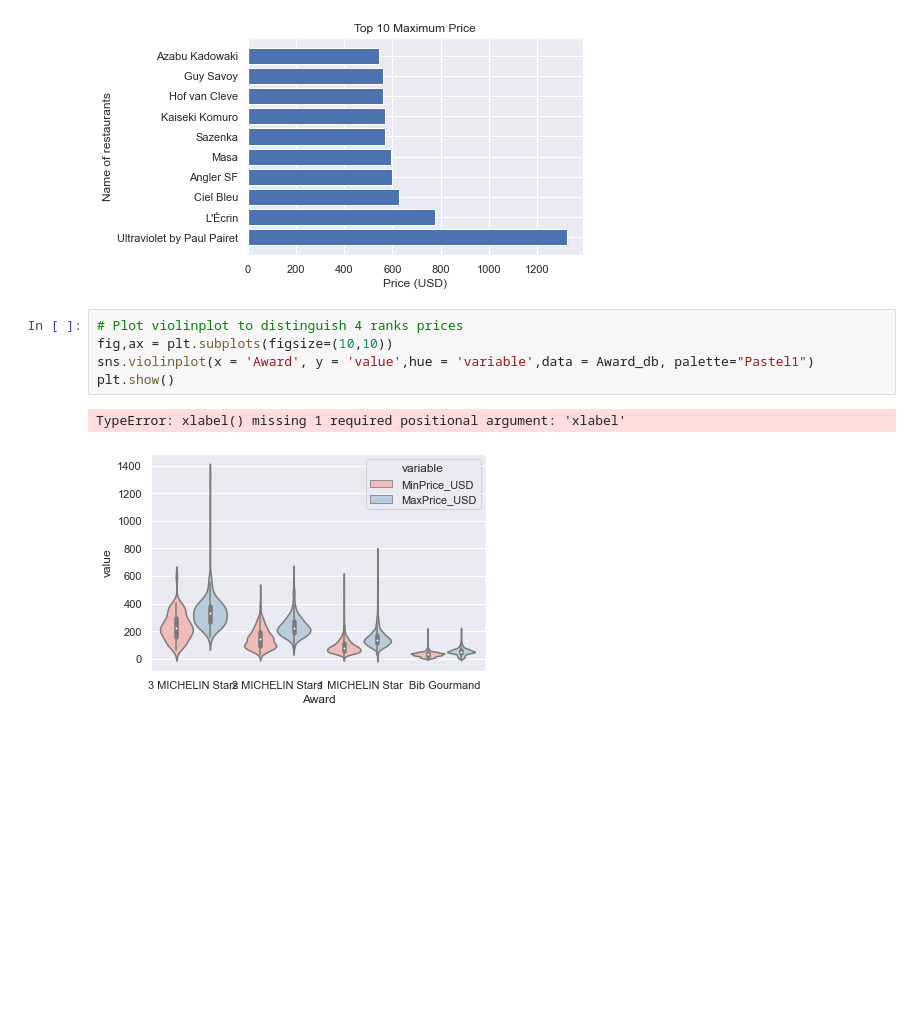
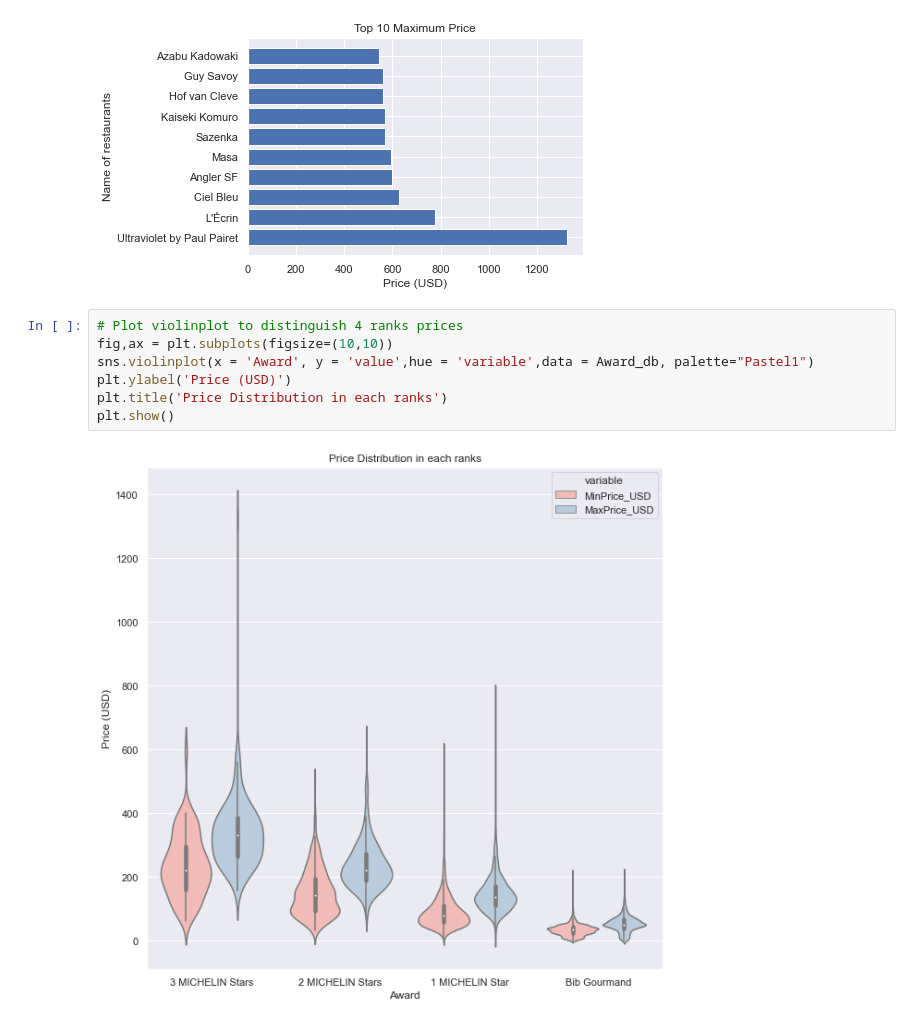
Before and after one commit to LeonTran29/Michelin_Guide_Restaurants_2021_EDA, a Jupyter notebook: Michelin_GR_2021_EDA.ipynb, the cells around one changed output. Drawn from its saved outputs; the diff is of its cells as text; blank space fills up the shorter version.

```diff
--- a/Michelin_GR_2021_EDA.ipynb
+++ b/Michelin_GR_2021_EDA.ipynb
@@ -358,8 +372,9 @@ plt.show()
 # %%
 # Plot violinplot to distinguish 4 ranks prices
 fig,ax = plt.subplots(figsize=(10,10))
 sns.violinplot(x = 'Award', y = 'value',hue = 'variable',data = Award_db, palette="Pastel1")
+plt.ylabel('Price (USD)')
+plt.title('Price Distribution in each ranks')
 plt.show()
 # %% [output]
-TypeError: xlabel() missing 1 required positional argument: 'xlabel'
-[figure, old version]
+[figure, new version]
```
Also changed, not shown: parts of 2 cells of this notebook.
